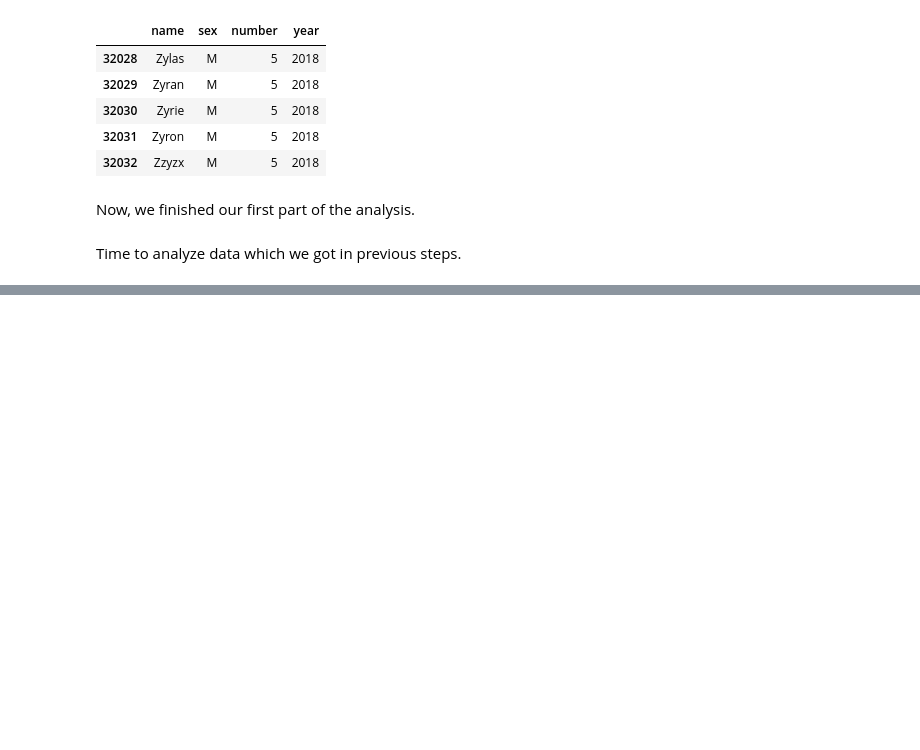
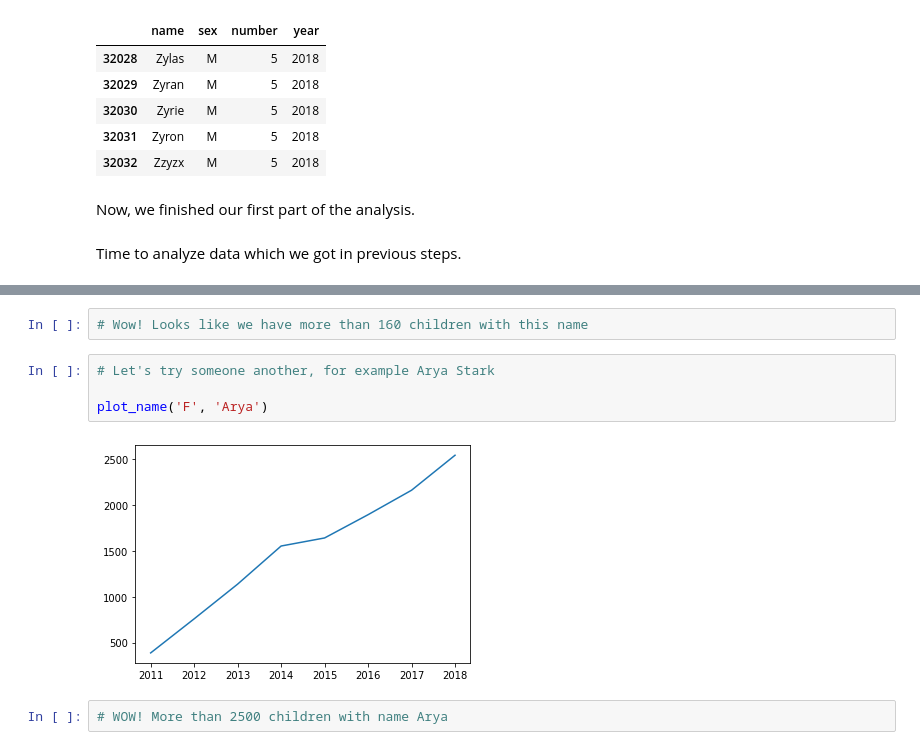
Before and after one commit to BurhanH/data-analysis, a Jupyter notebook: baby-names-analysis/Baby names analysis.ipynb, the cells around one changed output, grey strips where cells are left out. Drawn from its saved outputs; the diff is of its cells as text; blank space fills up the shorter version.

```diff
--- a/baby-names-analysis/Baby names analysis.ipynb
+++ b/baby-names-analysis/Baby names analysis.ipynb
@@ -111,0 +153,10 @@ Time to analyze data which we got in previous steps.
+# %%
+# Wow! Looks like we have more than 160 children with this name
+# %%
+# Let's try someone another, for example Arya Stark
+
+plot_name('F', 'Arya')
+# %% [output]
+[figure, added]
+# %%
+# WOW! More than 2500 children with name Arya
```
Also changed, not shown: parts of 12 cells of this notebook.
